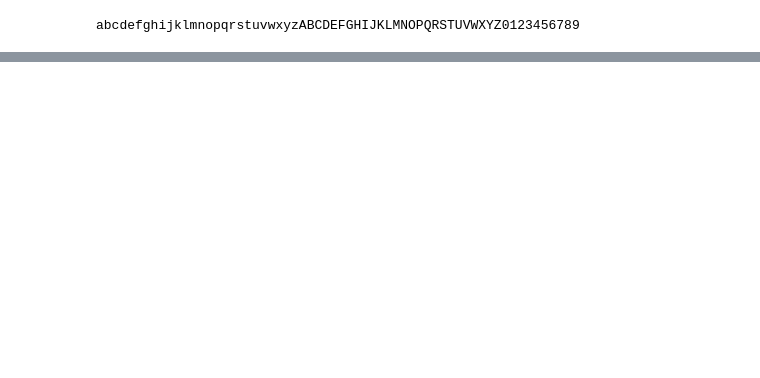
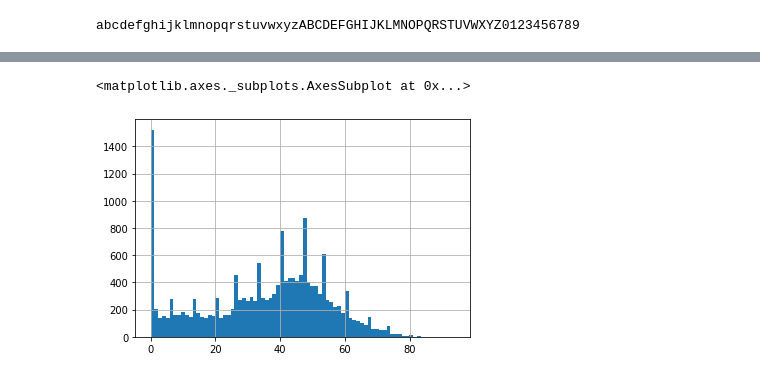
Before and after one commit to deepakjangir15/Hip-Hop-Popularity, a Jupyter notebook: Hip-Hop Popularity.ipynb, the cells around one changed output, grey strips where cells are left out. Saved outputs shown, nothing was run; the diff lists cells and outputs as text; code cells hidden in the pictures; blank space fills up the shorter version.

```diff
--- a/Hip-Hop Popularity.ipynb
+++ b/Hip-Hop Popularity.ipynb
@@ -144,0 +299,2 @@ No of repeated songs avoided 0
+# %%
+music_df.drop_duplicates(subset=['preview_url'],inplace=True)
@@ -144,0 +321,5 @@ No of repeated songs avoided 0
+# %%
+music_df['popularity'].hist(bins=80)
+# %% [output]
+<matplotlib.axes._subplots.AxesSubplot at 0x...>
+[figure, added]
```
Also changed, not shown: parts of 39 cells of this notebook.
